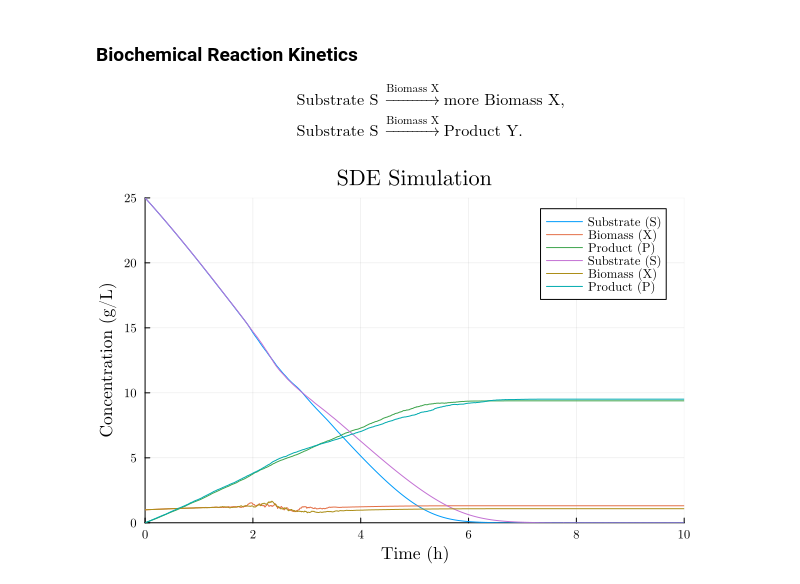
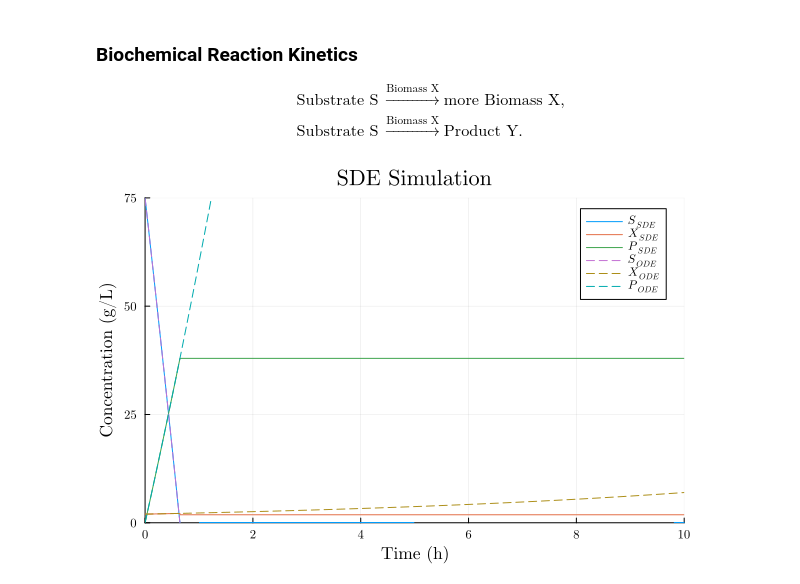
Before and after one commit to rafifsr/bachelorsthesis, a Jupyter notebook: LSMCclipped.ipynb, the cells around one changed output. Drawn from its saved outputs; the diff is of its cells as text; code cells hidden in the pictures.

```diff
--- a/LSMCclipped.ipynb
+++ b/LSMCclipped.ipynb
@@ -20,64 +19,65 @@ $$
 # %%
 # Setting up the model parameters
 # The parameters are defined in a dictionary for easy access and modification
+params  = Dict(
+    "μ_max" => 0.125, # Maschmeier
+    "K_sx" => 0.147, # Maschmeier
+    "Y_xs" => 0.531, # Maschmeier
+    "Y_ys" => 0.508, # Maschmeier
+    "m_s" => 0.005, # Fogler
+    "q_max_y" => 28.188, # Maschmeier
+    "K_sy" => 0.0175, # Maschmeier
+    "σs" => 1.0, # Arbitrary
+    "σx" => 1.0, # Arbitrary
+    "σy" => 1.0 # Arbitrary
+)
+
 # params  = Dict(
-#     "μ_max" => 0.125, # Maschmeier
-#     "K_sx" => 0.147, # Maschmeier
-#     "Y_xs" => 0.531, # Maschmeier
-#     "Y_ys" => 0.508, # Maschmeier
-#     "m_s" => 0.05, # Fogler
-#     "q_max_y" => 28.188, # Maschmeier
-#     "K_sy" => 0.0175, # Maschmeier
-#     "σs" => 1.0, # Arbitrary
-#     "σx" => 1.0, # Arbitrary
-#     "σy" => 1.0 # Arbitrary
+#     "μ_max" => 0.244, # Zentou et al
+#     "K_sx" => 11.55, # Zentou et al
+#     "Y_xs" => 0.28, # Zentou et al
+#     "Y_ys" => 0.42, # Zentou et al
+#     "m_s" => 0.015, # Villadsen
+#     "q_max_y" => 1.79, # Nagy
+#     "K_sy" => 1.68, # Nagy
+#     "σs" => 3.0, # Arbitrary
+#     "σx" => 3.0, # Arbitrary
+#     "σy" => 3.0 # Arbitrary
 # )
-
-params  = Dict(
-    "μ_max" => 0.244, # Zentou et al
-    "K_sx" => 11.55, # Zentou et al
-    "Y_xs" => 0.28, # Zentou et al
-    "Y_ys" => 0.42, # Zentou et al
-    "m_s" => 0.015, # Villadsen
-    "q_max_y" => 1.79, # Nagy
-    "K_sy" => 1.68, # Nagy
-    "σs" => 3.0, # Arbitrary
-    "σx" => 3.0, # Arbitrary
-    "σy" => 3.0 # Arbitrary
-)
 
 # Initial conditions for the state variables
 # The initial conditions are defined in a dictionary for easy access and modification
 init = Dict(
-    "S0" => 25.0,
-    "X0" => 1.0,
+    "S0" => 75.0,
+    "X0" => 2.0,
     "Y0" => 0
 )
 
 # Time parameters
 T = 10.0  # Time span for the simulation
-dt = 0.01  # Time step for the simulation
+dt = 0.001  # Time step for the simulation
 N = Int(T / dt)  # Number of time steps
 tsteps = 0:dt:T  # Time steps array
 
 # Running the Monte Carlo simulation
-M = 100  # Number of Monte Carlo simulations
-sol = simulate_paths(params, T, init, M, dt)
+M = 1_000  # Number of Monte Carlo simulations
+sdesol = simulate_paths(params, T, init, M, dt)[1]
+odesol = simulate_paths(params, T, init, M, dt)[2]
 
 # Storing the results in matrices for each state variable
-S = zeros(length(sol), length(sol[1].t))
-X = zeros(length(sol), length(sol[1].t))
-Y = zeros(length(sol), length(sol[1].t))
+S = zeros(length(sdesol), length(sdesol[1].t))
+X = zeros(length(sdesol), length(sdesol[1].t))
+Y = zeros(length(sdesol), length(sdesol[1].t))
 
-for i in 1:length(sol)
-    S[i, :] = sol[i][1, :]
-    X[i, :] = sol[i][2, :]
-    Y[i, :] = sol[i][3, :]
+for i in 1:length(sdesol)
+    S[i, :] = sdesol[i][1, :]
+    X[i, :] = sdesol[i][2, :]
+    Y[i, :] = sdesol[i][3, :]
 end
 
 # Plotting the results
-plot(sol[53], title="SDE Simulation", label=["Substrate (S)" "Biomass (X)" "Product (P)"], xlabel="Time (h)", ylabel="Concentration (g/L)")
-plot!(sol[73], title="SDE Simulation", label=["Substrate (S)" "Biomass (X)" "Product (P)"], xlabel="Time (h)", ylabel="Concentration (g/L)")
-plot!(legend=:topright, fontfamily="Computer Modern", lw=2, markersize=4, grid=true, ylims=(0, init["S0"]), xlims=(0, 10))
+plot(sdesol[353], title="SDE Simulation", label=[L"S_{SDE}" L"X_{SDE}" L"P_{SDE}"], xlabel="Time (h)", ylabel="Concentration (g/L)")
+plot!(odesol, title="SDE Simulation", label=[L"S_{ODE}" L"X_{ODE}" L"P_{ODE}"], xlabel="Time (h)", ylabel="Concentration (g/L)", linestyle=:dash)
+plot!(legend=:topright, fontfamily="Computer Modern", lw=2, markersize=4, grid=true, ylims=(0, init["S0"]), xlims=(0, T))
 # %% [output]
-[figure, old version]
+[figure, new version]
```
Also changed, not shown: parts of 3 cells of this notebook, 2 other files.
